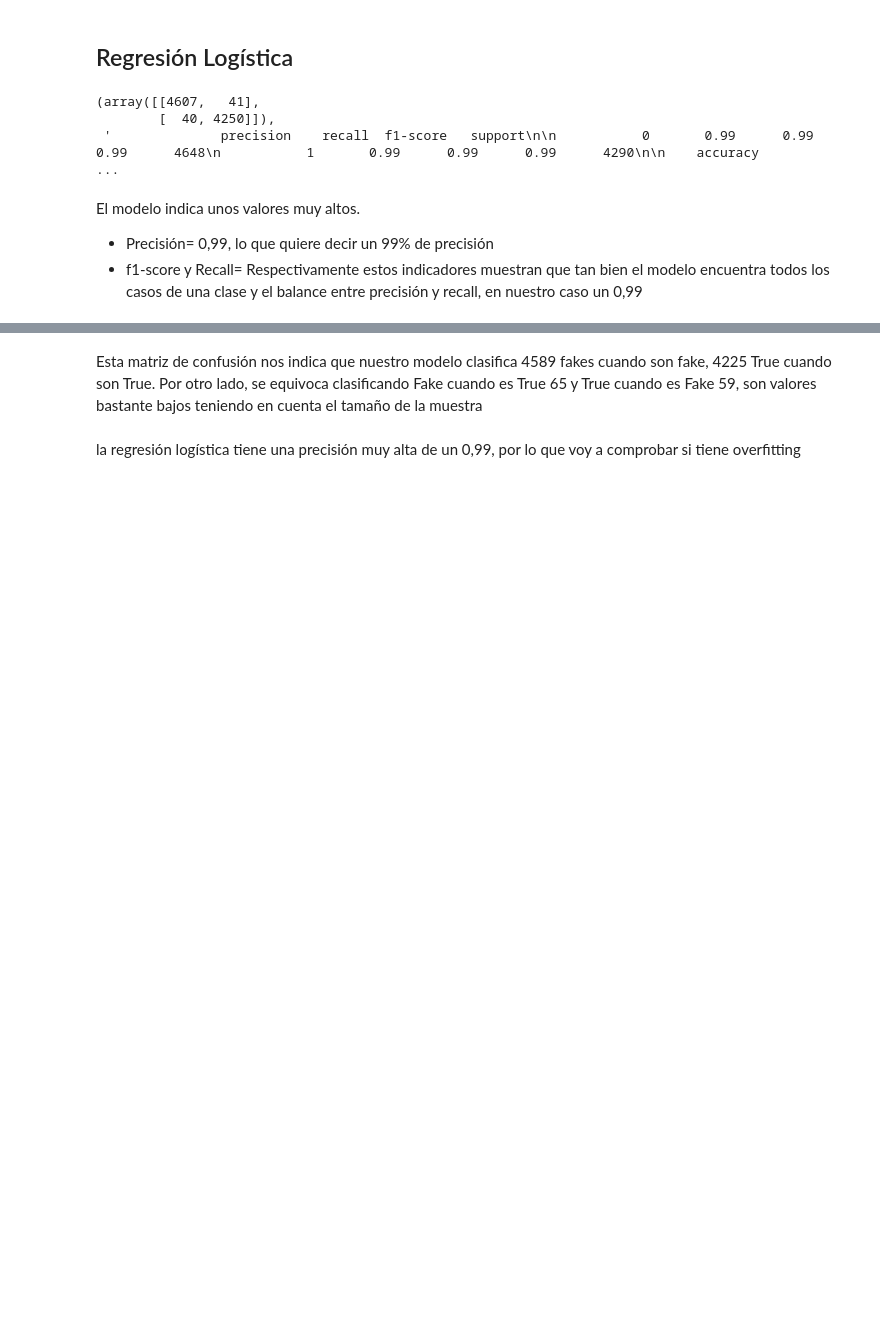
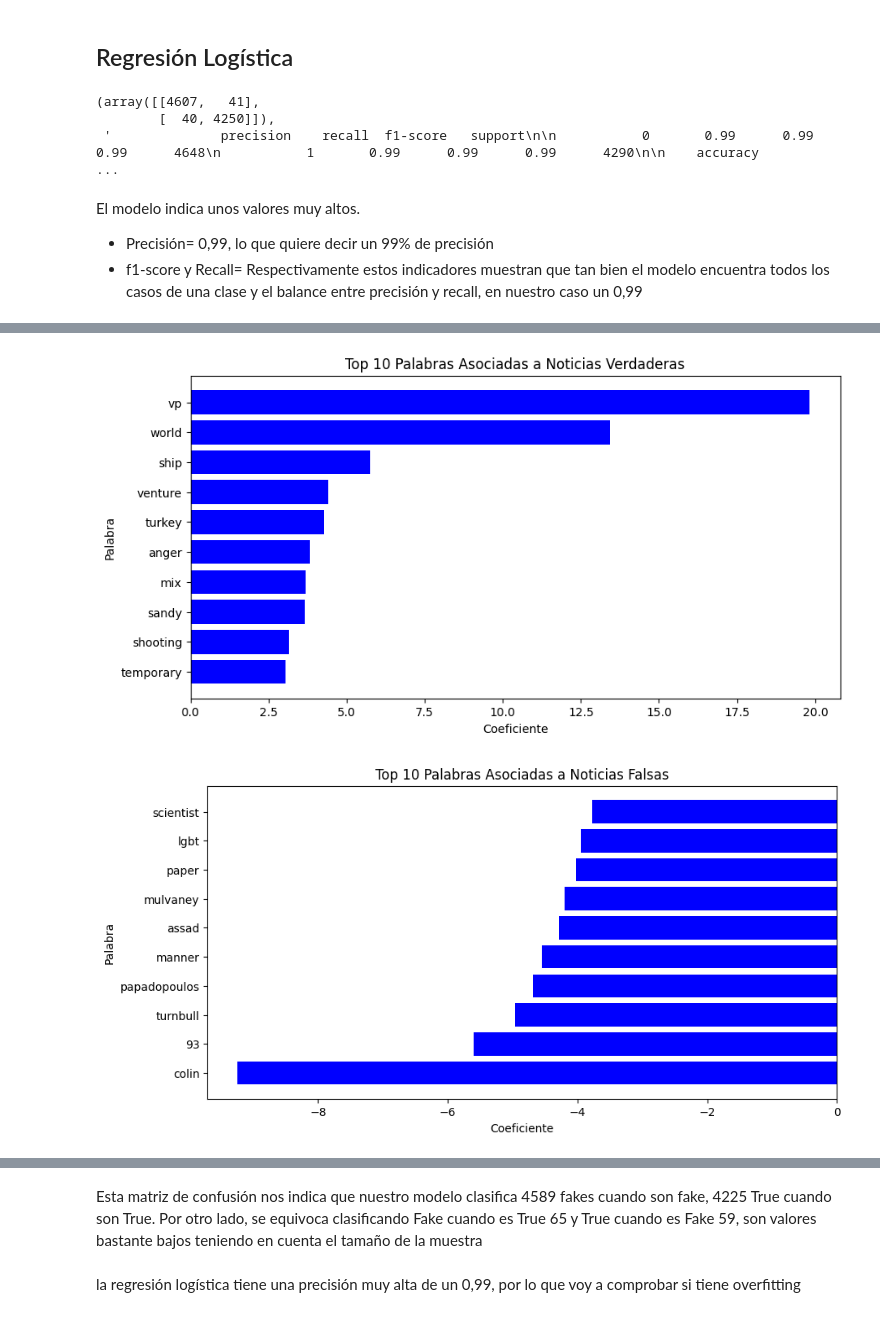
Before and after one commit to IsabelRomoBru/proyecto_machine_learning_Fake_News, a Jupyter notebook: notebooks/modelo_clasicos_subject.ipynb, the cells around one changed output, grey strips where cells are left out. Cells and saved outputs as stored; diff of their text form; code cells hidden in the pictures; blank space fills up the shorter version.

```diff
--- a/notebooks/modelo_clasicos_subject.ipynb
+++ b/notebooks/modelo_clasicos_subject.ipynb
@@ -103,0 +124,17 @@ plt.show();
+# %%
+# Obtener la cantidad total de palabras vectorizadas
+print(len(logreg_model.coef_[0]))
+
+# Obtener la lista de palabras del vocabulario
+vectorizer_text.get_feature_names_out()
+
+# Montamos un diccionario con palabra -> coeficiente
+feature_to_coef = {
+    word: coef for word, coef in zip(
+        vectorizer_text.get_feature_names_out(), logreg_model.coef_[0]
+    )
+}
+
+# Opcional: Mostrar las palabras más relevantes (ordenadas por importancia)
+sorted_features = sorted(feature_to_coef.items(), key=lambda x: x[1], reverse=True)
+print("Palabras más importantes:", sorted_features[:10])
@@ -103,0 +169,32 @@ plt.show();
+# %%
+
+# Extraer las palabras y coeficientes
+words, coefs = zip(*sorted(feature_to_coef.items(), key=lambda x: x[1], reverse=True))
+
+# Seleccionar las 10 palabras más asociadas a noticias verdaderas y falsas
+top_positive = words[:10]
+top_positive_coefs = coefs[:10]
+
+top_negative = words[-10:]
+top_negative_coefs = coefs[-10:]
+
+# Crear gráfico de palabras más asociadas a noticias verdaderas
+plt.figure(figsize=(10, 5))
+plt.barh(top_positive, top_positive_coefs, color='blue')
+plt.xlabel("Coeficiente")
+plt.ylabel("Palabra")
+plt.title("Top 10 Palabras Asociadas a Noticias Verdaderas")
+plt.gca().invert_yaxis()  # Invertir el eje Y para que las palabras más importantes estén arriba
+plt.show()
+
+# Crear gráfico de palabras más asociadas a noticias falsas
+plt.figure(figsize=(10, 5))
+plt.barh(top_negative, top_negative_coefs, color='blue')
+plt.xlabel("Coeficiente")
+plt.ylabel("Palabra")
+plt.title("Top 10 Palabras Asociadas a Noticias Falsas")
+plt.gca().invert_yaxis()
+plt.show()
+# %% [output]
+[figure, added]
+[figure, added]
```
Also changed, not shown: parts of 94 cells of this notebook, 1 other file.
